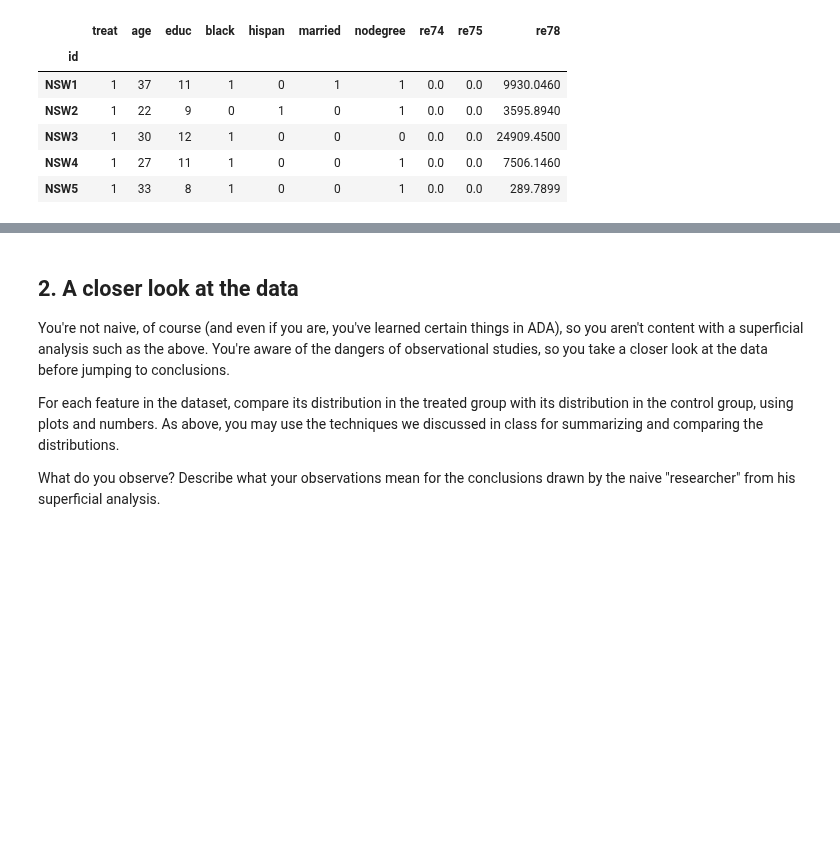
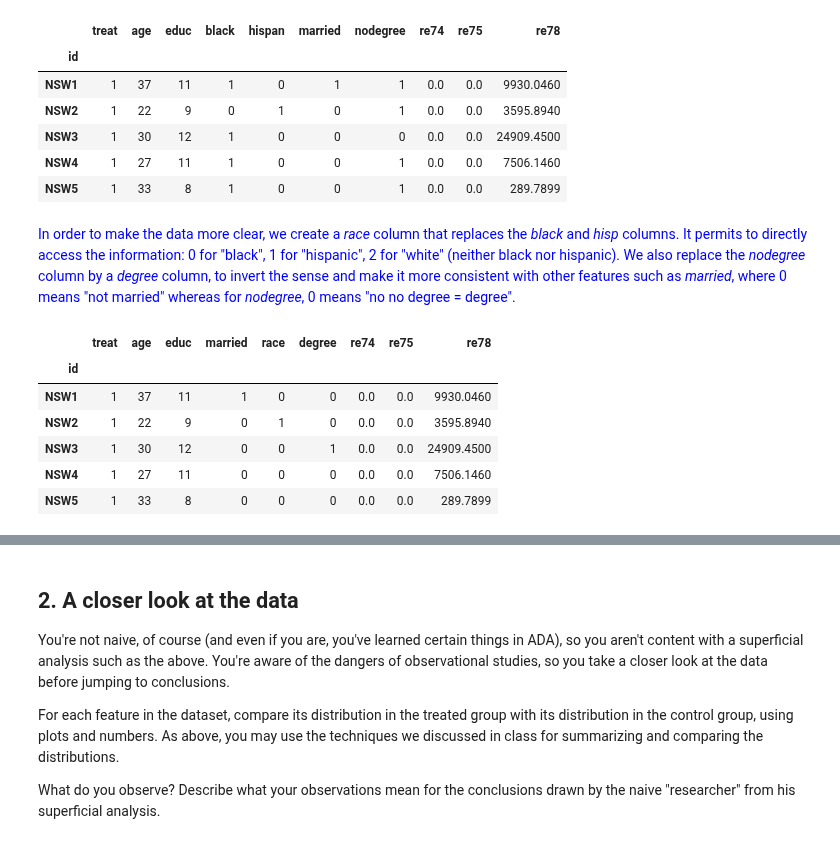
Before and after one commit to mosimann/ADA, a Jupyter notebook: 04 - Applied ML/Homework 4.ipynb, the cells around one changed output, grey strips where cells are left out. Cells and saved outputs as stored; diff of their text form; code cells hidden in the pictures; blank space fills up the shorter version.

```diff
--- a/04 - Applied ML/Homework 4.ipynb
+++ b/04 - Applied ML/Homework 4.ipynb
@@ -49,3 +51,23 @@ lalonde.head()
 | NSW3 | 1 | 30 | 12 | 1 | 0 | 0 | 0 | 0.0 | 0.0 | 24909.4500 |
 | NSW4 | 1 | 27 | 11 | 1 | 0 | 0 | 1 | 0.0 | 0.0 | 7506.1460 |
 | NSW5 | 1 | 33 | 8 | 1 | 0 | 0 | 1 | 0.0 | 0.0 | 289.7899 |
+# %% [markdown]
+<span style="color:blue">In order to make the data more clear, we create a *race* column that replaces the *black* and *hisp* columns. It permits to directly access the information: 0 for "black", 1 for "hispanic", 2 for "white" (neither black nor hispanic). We also replace the *nodegree* column by a *degree* column, to invert the sense and make it more consistent with other features such as *married*, where 0 means "not married" whereas for *nodegree*, 0 means "no no degree = degree".
+# %%
+lalonde['race'] = 2-lalonde['hispan']-2*lalonde['black'] #black race: 0, hispanic: 1, white: 2
+lalonde['degree'] = 1+lalonde['nodegree']*-1 #inversing the nodegree column
+
+del lalonde['nodegree'] #removing the unnecessary columns
+del lalonde['black']
+del lalonde['hispan']
+
+lalonde = lalonde[['treat', 'age', 'educ', 'married', 'race', 'degree', 're74', 're75', 're78']]
+lalonde.head()
+# %% [output]
+|  | treat | age | educ | married | race | degree | re74 | re75 | re78 |
+| id |  |  |  |  |  |  |  |  |  |
+| NSW1 | 1 | 37 | 11 | 1 | 0 | 0 | 0.0 | 0.0 | 9930.0460 |
+| NSW2 | 1 | 22 | 9 | 0 | 1 | 0 | 0.0 | 0.0 | 3595.8940 |
+| NSW3 | 1 | 30 | 12 | 0 | 0 | 1 | 0.0 | 0.0 | 24909.4500 |
+| NSW4 | 1 | 27 | 11 | 0 | 0 | 0 | 0.0 | 0.0 | 7506.1460 |
+| NSW5 | 1 | 33 | 8 | 0 | 0 | 0 | 0.0 | 0.0 | 289.7899 |
```
Also changed, not shown: parts of 11 cells of this notebook.
